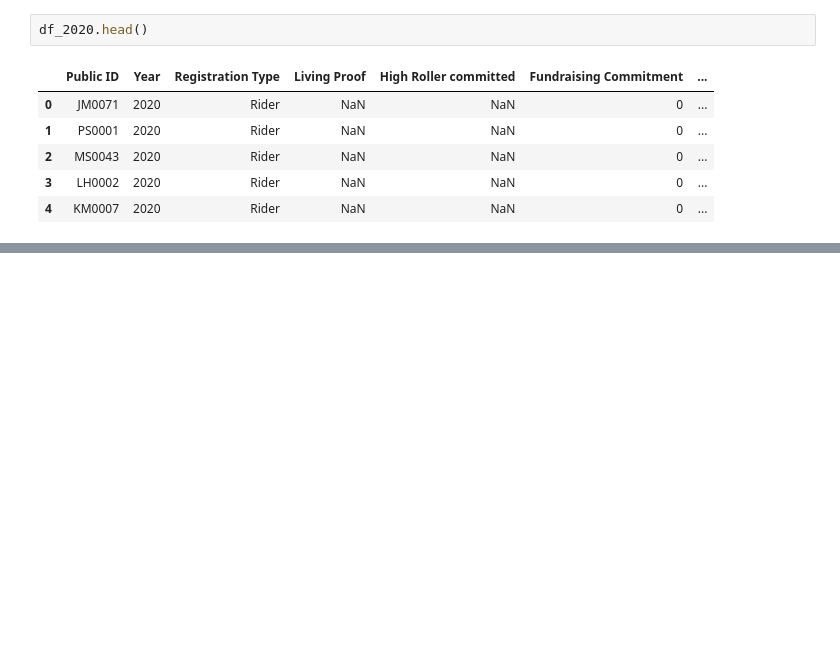
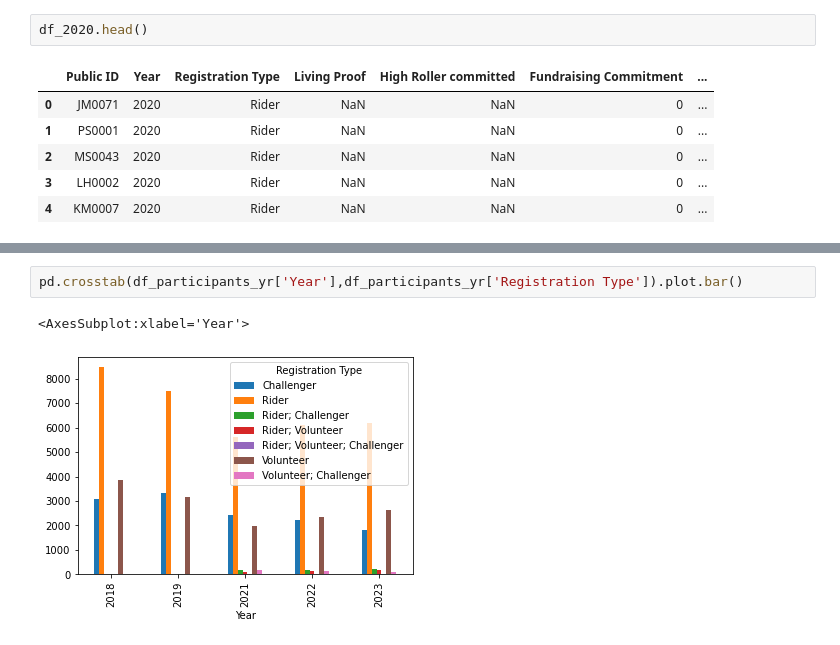
Before and after one commit to jlwheeler/analytics-week-pelotonia, a Jupyter notebook: pelotonia_data_exploration.ipynb, the cells around one changed output, grey strips where cells are left out. Drawn from its saved outputs; the diff is of its cells as text; blank space fills up the shorter version.

```diff
--- a/pelotonia_data_exploration.ipynb
+++ b/pelotonia_data_exploration.ipynb
@@ -88,0 +141,5 @@ df_2020.head()
+# %%
+pd.crosstab(df_participants_yr['Year'],df_participants_yr['Registration Type']).plot.bar()
+# %% [output]
+<AxesSubplot:xlabel='Year'>
+[figure, added]
```
Also changed, not shown: parts of 21 cells of this notebook.
